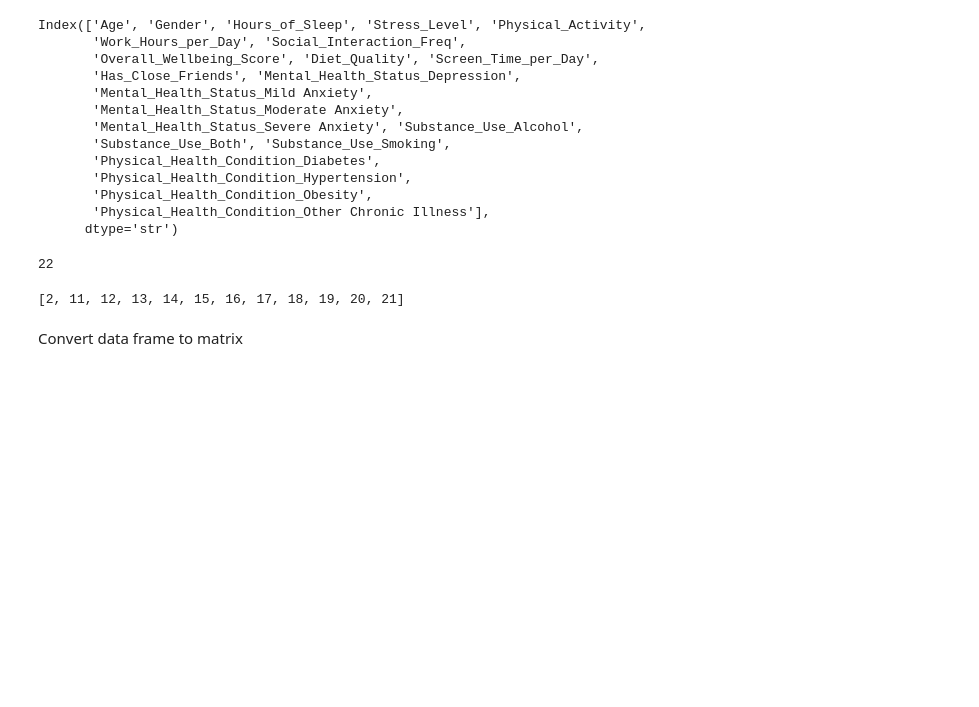
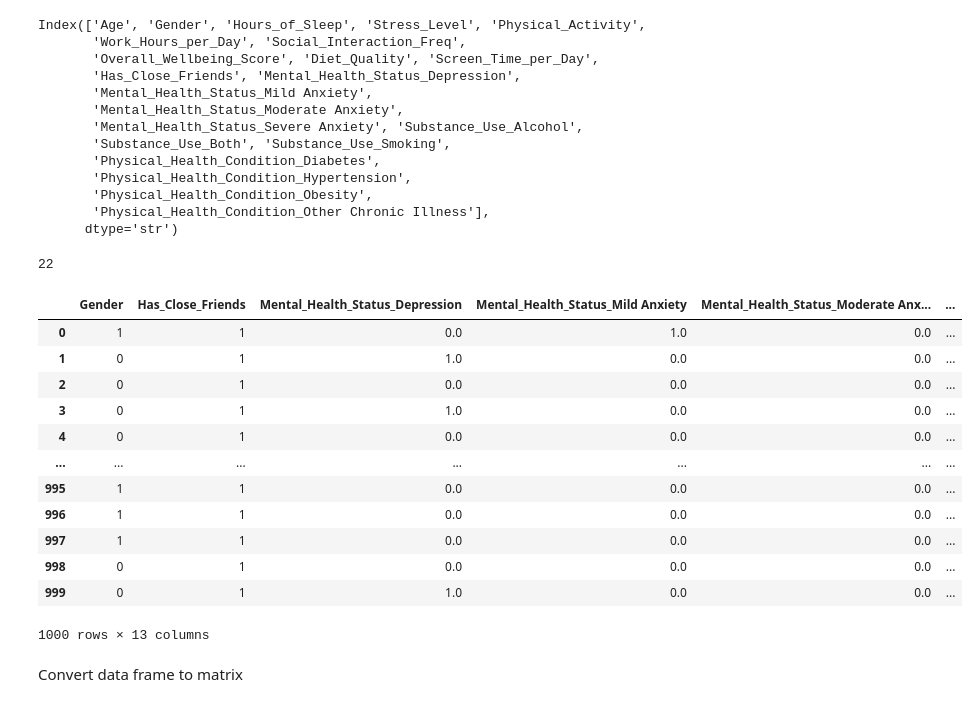
Before and after one commit to theppel/K-means, a Jupyter notebook: working.ipynb, the cells around one changed output. Cells and saved outputs as stored; diff of their text form; code cells hidden in the pictures; blank space fills up the shorter version.

Commit message:
tables working

```diff
--- a/working.ipynb
+++ b/working.ipynb
@@ -273,10 +274,23 @@ len(mh.columns)
 # %% [output]
 22
 # %%
-cat_cols = [2] + list(range(11, 22))
+cat_cols = [1] + list(range(10, 22))
 cat_cols
+mh.iloc[:, cat_cols]
 # %% [output]
+|  | Gender | Has_Close_Friends | Mental_Health_Status_Depression | Mental_Health_Status_Mild Anxiety | Mental_Health_Status_Moderate Anx... | ... |
+| 0 | 1 | 1 | 0.0 | 1.0 | 0.0 | ... |
+| 1 | 0 | 1 | 1.0 | 0.0 | 0.0 | ... |
+| 2 | 0 | 1 | 0.0 | 0.0 | 0.0 | ... |
+| 3 | 0 | 1 | 1.0 | 0.0 | 0.0 | ... |
+| 4 | 0 | 1 | 0.0 | 0.0 | 0.0 | ... |
+| ... | ... | ... | ... | ... | ... | ... |
+| 995 | 1 | 1 | 0.0 | 0.0 | 0.0 | ... |
+| 996 | 1 | 1 | 0.0 | 0.0 | 0.0 | ... |
+| 997 | 1 | 1 | 0.0 | 0.0 | 0.0 | ... |
+| 998 | 0 | 1 | 0.0 | 0.0 | 0.0 | ... |
+| 999 | 0 | 1 | 1.0 | 0.0 | 0.0 | ... |
-[2, 11, 12, 13, 14, 15, 16, 17, 18, 19, 20, 21]
+1000 rows × 13 columns
 # %% [markdown]
 Convert data frame to matrix
 # %%
```
Also changed, not shown: parts of 7 cells of this notebook, 4 other files.
